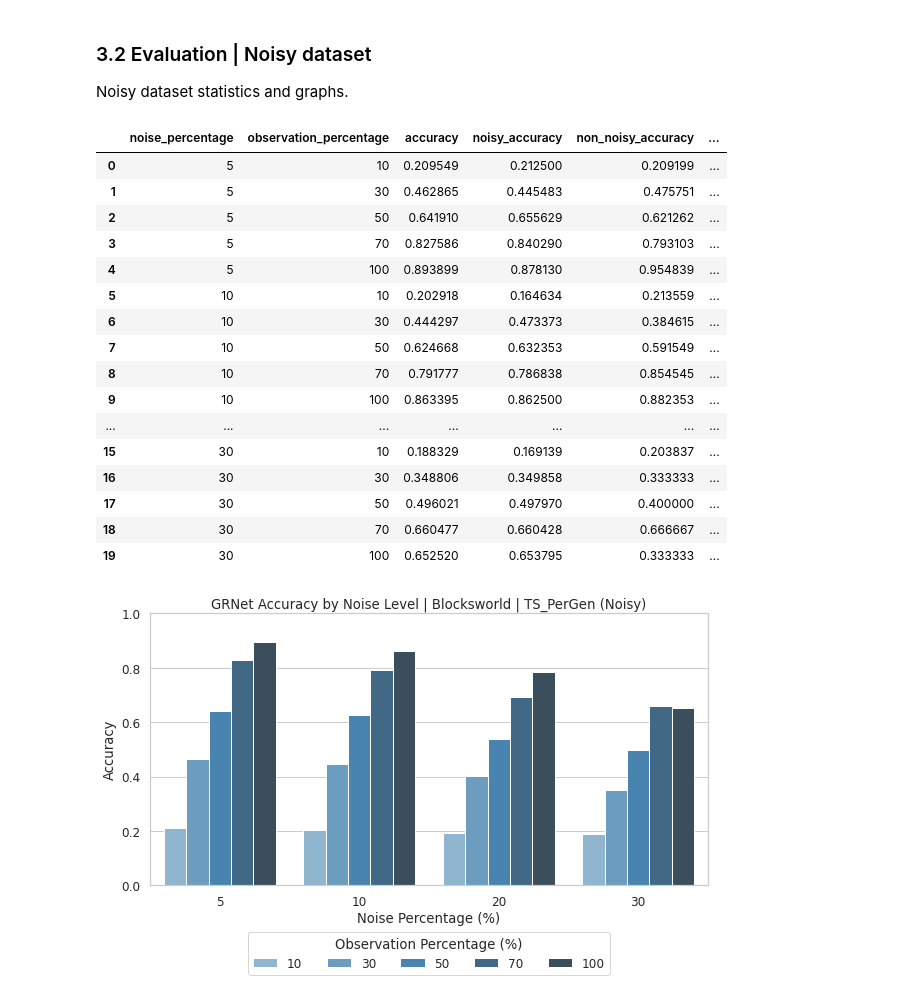
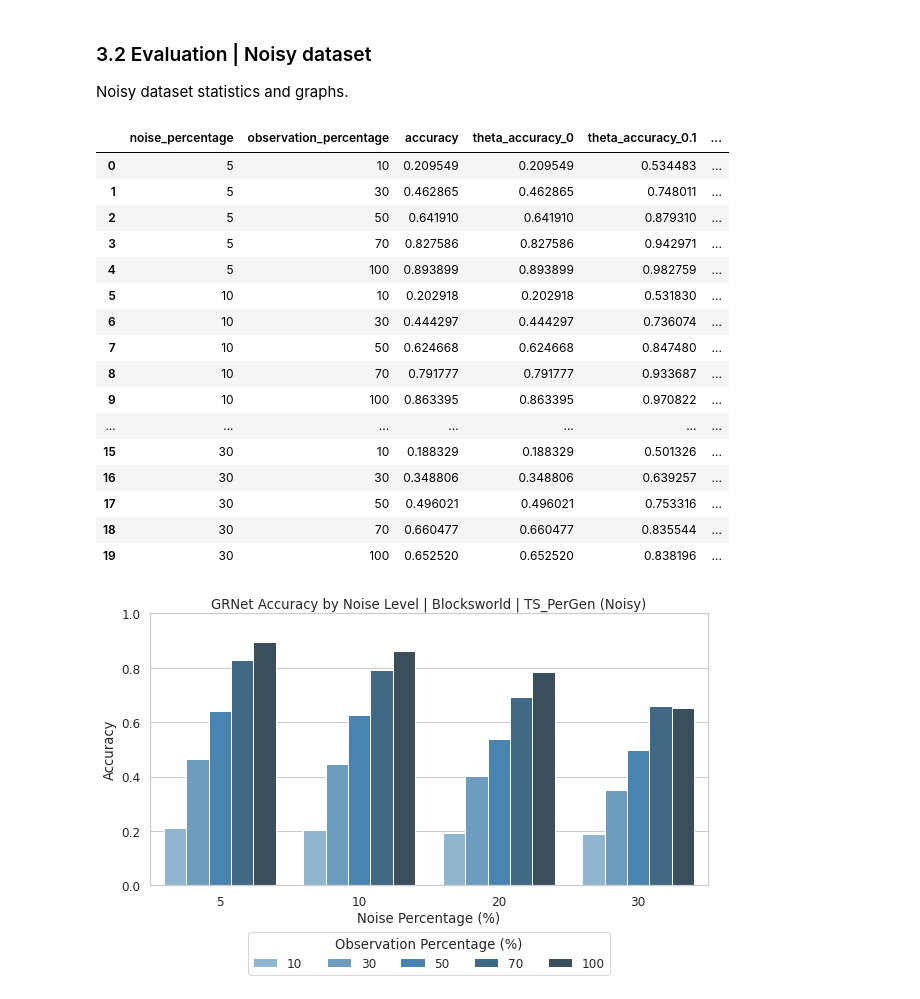
Before and after one commit to MechaMic38/GRNet, a Jupyter notebook: code/GRNet_approach.ipynb, the cells around one changed output. Drawn from its saved outputs; the diff is of its cells as text; code cells hidden in the pictures.

```diff
--- a/code/GRNet_approach.ipynb
+++ b/code/GRNet_approach.ipynb
@@ -1160,12 +1164,12 @@ def process_domain(
                 print(f"File: {f}")
             if f.endswith('.zip'):
                 unzip_file(join(plans_dir,f), temp_dir)
-                obs_dir = temp_dir
+                obs_dir = join(temp_dir, f[:-4]) # Assuming the zip extracts to a folder with the same name as the zip file
                 problem_name = f[:-4]
-            elif f.endswith('.bz2'):
+            elif f.endswith('.tar.bz2'):
                 unpack_bz2(join(plans_dir,f), temp_dir)
                 obs_dir = temp_dir
-                problem_name = f[:-4]
+                problem_name = f[:-8]
             start_time = time.time()
             result = run_experiment(obs_file=join(obs_dir, 'obs.dat'),
                                     goals_dict_file=None,
@@ -1184,8 +1188,8 @@ def process_domain(
             gr_acc = gr_accuracy(result[1], result[2])
 
             # Compute theta-accuracy and spread for theta=[0.1, 0.2]
-            theta_accuracies = {theta: gr_theta_accuracy(result[1], result[2], theta) for theta in [0.1, 0.2]}
-            spreads = {theta: gr_spread(result[1], theta) for theta in [0.1, 0.2]}
+            theta_accuracies = {theta: gr_theta_accuracy(result[1], result[2], theta) for theta in [0.0, 0.1, 0.2]}
+            spreads = {theta: gr_spread(result[1], theta) for theta in [0.0, 0.1, 0.2]}
 
             if verbose:
                 print(f'Execution time: {exec_time} seconds')
@@ -1198,8 +1202,10 @@ def process_domain(
                 'correct_goal_idx': result[2],
                 'predicted_goal_idx': result[3],
                 'gr_accuracy': gr_acc,
+                'theta_accuracy_0': theta_accuracies[0.0],
                 'theta_accuracy_0.1': theta_accuracies[0.1],
                 'theta_accuracy_0.2': theta_accuracies[0.2],
+                'spread_0': spreads[0.0],
                 'spread_0.1': spreads[0.1],
                 'spread_0.2': spreads[0.2],
             })
@@ -1436,7 +1442,26 @@ original_accuracy_df = pd.DataFrame(columns=['observation_percentage', 'accuracy
 for perc in original_full_df['observation_percentage'].unique():
     obs_results = original_full_df[original_full_df['observation_percentage'] == perc]
     accuracy = obs_results['gr_accuracy'].mean()
-    original_accuracy_df = pd.concat([original_accuracy_df, pd.DataFrame({'observation_percentage': [perc], 'accuracy': [accuracy]})], ignore_index=True)
+    theta_accuracy_0 = obs_results['theta_accuracy_0'].mean()
+    theta_accuracy_0_1 = obs_results['theta_accuracy_0.1'].mean()
+    theta_accuracy_0_2 = obs_results['theta_accuracy_0.2'].mean()
+    spread_0 = obs_results['spread_0'].mean()
+    spread_0_1 = obs_results['spread_0.1'].mean()
+    spread_0_2 = obs_results['spread_0.2'].mean()
+
+    original_accuracy_df = pd.concat(
+        [original_accuracy_df, pd.DataFrame({
+            'observation_percentage': [perc],
+            'accuracy': [accuracy],
+            'theta_accuracy_0': [theta_accuracy_0],
+            'theta_accuracy_0.1': [theta_accuracy_0_1],
+            'theta_accuracy_0.2': [theta_accuracy_0_2],
+            'spread_0': [spread_0],
+            'spread_0.1': [spread_0_1],
+            'spread_0.2': [spread_0_2],
+        })],
+        ignore_index=True
+    )
 
 original_accuracy_df
 # %% [output]
@@ -1473,50 +1533,62 @@ noisy_accuracy_df = pd.DataFrame(columns=['noise_percentage', 'observation_perce
 for noise_level in noisy_full_df['noise_percentage'].unique():
     noise_results = noisy_full_df[noisy_full_df['noise_percentage'] == noise_level]
     for perc in noise_results['observation_percentage'].unique():
         obs_results = noise_results[noise_results['observation_percentage'] == perc]
         accuracy = obs_results['gr_accuracy'].mean()
+        theta_accuracy_0 = obs_results['theta_accuracy_0'].mean()
+        theta_accuracy_0_1 = obs_results['theta_accuracy_0.1'].mean()
+        theta_accuracy_0_2 = obs_results['theta_accuracy_0.2'].mean()
+        spread_0 = obs_results['spread_0'].mean()
+        spread_0_1 = obs_results['spread_0.1'].mean()
+        spread_0_2 = obs_results['spread_0.2'].mean()
 
         # Compute accuracy also exclusively on noisy instances (num_modified_actions > 0) and not noisy ones
         noisy_accuracy = obs_results[obs_results['num_modified_actions'] > 0]['gr_accuracy'].mean()
         non_noisy_accuracy = obs_results[obs_results['num_modified_actions'] == 0]['gr_accuracy'].mean()
 
         # Compute number of noisy and non-noisy instances
         num_noisy = len(obs_results[obs_results['num_modified_actions'] > 0])
         num_non_noisy = len(obs_results[obs_results['num_modified_actions'] == 0])
 
         noisy_accuracy_df = pd.concat([
             noisy_accuracy_df,
             pd.DataFrame({
                 'noise_percentage': [noise_level],
                 'observation_percentage': [perc],
                 'accuracy': [accuracy],
+                'theta_accuracy_0': [theta_accuracy_0],
+                'theta_accuracy_0.1': [theta_accuracy_0_1],
+                'theta_accuracy_0.2': [theta_accuracy_0_2],
+                'spread_0': [spread_0],
+                'spread_0.1': [spread_0_1],
+                'spread_0.2': [spread_0_2],
                 'noisy_accuracy': [noisy_accuracy],
                 'non_noisy_accuracy': [non_noisy_accuracy],
                 'num_noisy_instances': [num_noisy],
                 'num_non_noisy_instances': [num_non_noisy]
             })],
             ignore_index=True
         )
 
 noisy_accuracy_df
 # %% [output]
-|  | noise_percentage | observation_percentage | accuracy | noisy_accuracy | non_noisy_accuracy | ... |
-| 0 | 5 | 10 | 0.209549 | 0.212500 | 0.209199 | ... |
-| 1 | 5 | 30 | 0.462865 | 0.445483 | 0.475751 | ... |
-| 2 | 5 | 50 | 0.641910 | 0.655629 | 0.621262 | ... |
-| 3 | 5 | 70 | 0.827586 | 0.840290 | 0.793103 | ... |
-| 4 | 5 | 100 | 0.893899 | 0.878130 | 0.954839 | ... |
-| 5 | 10 | 10 | 0.202918 | 0.164634 | 0.213559 | ... |
-| 6 | 10 | 30 | 0.444297 | 0.473373 | 0.384615 | ... |
-| 7 | 10 | 50 | 0.624668 | 0.632353 | 0.591549 | ... |
-| 8 | 10 | 70 | 0.791777 | 0.786838 | 0.854545 | ... |
-| 9 | 10 | 100 | 0.863395 | 0.862500 | 0.882353 | ... |
+|  | noise_percentage | observation_percentage | accuracy | theta_accuracy_0 | theta_accuracy_0.1 | ... |
+| 0 | 5 | 10 | 0.209549 | 0.209549 | 0.534483 | ... |
+| 1 | 5 | 30 | 0.462865 | 0.462865 | 0.748011 | ... |
+| 2 | 5 | 50 | 0.641910 | 0.641910 | 0.879310 | ... |
+| 3 | 5 | 70 | 0.827586 | 0.827586 | 0.942971 | ... |
+| 4 | 5 | 100 | 0.893899 | 0.893899 | 0.982759 | ... |
+| 5 | 10 | 10 | 0.202918 | 0.202918 | 0.531830 | ... |
+| 6 | 10 | 30 | 0.444297 | 0.444297 | 0.736074 | ... |
+| 7 | 10 | 50 | 0.624668 | 0.624668 | 0.847480 | ... |
+| 8 | 10 | 70 | 0.791777 | 0.791777 | 0.933687 | ... |
+| 9 | 10 | 100 | 0.863395 | 0.863395 | 0.970822 | ... |
 | ... | ... | ... | ... | ... | ... | ... |
-| 15 | 30 | 10 | 0.188329 | 0.169139 | 0.203837 | ... |
-| 16 | 30 | 30 | 0.348806 | 0.349858 | 0.333333 | ... |
-| 17 | 30 | 50 | 0.496021 | 0.497970 | 0.400000 | ... |
-| 18 | 30 | 70 | 0.660477 | 0.660428 | 0.666667 | ... |
-| 19 | 30 | 100 | 0.652520 | 0.653795 | 0.333333 | ... |
+| 15 | 30 | 10 | 0.188329 | 0.188329 | 0.501326 | ... |
+| 16 | 30 | 30 | 0.348806 | 0.348806 | 0.639257 | ... |
+| 17 | 30 | 50 | 0.496021 | 0.496021 | 0.753316 | ... |
+| 18 | 30 | 70 | 0.660477 | 0.660477 | 0.835544 | ... |
+| 19 | 30 | 100 | 0.652520 | 0.652520 | 0.838196 | ... |
 # %%
 # Set the visual style
 sns.set_theme(style="whitegrid", font_scale=1.1)
```
Also changed, not shown: parts of 15 cells of this notebook, 1 other file.
